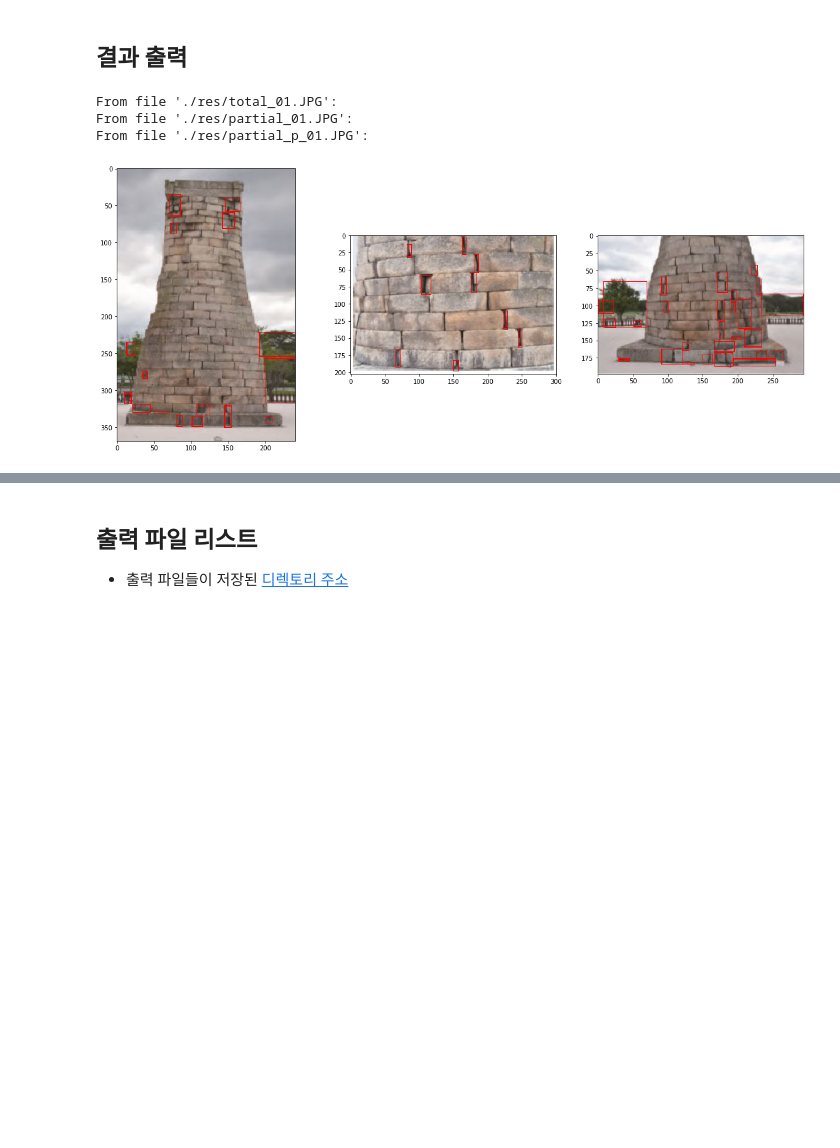
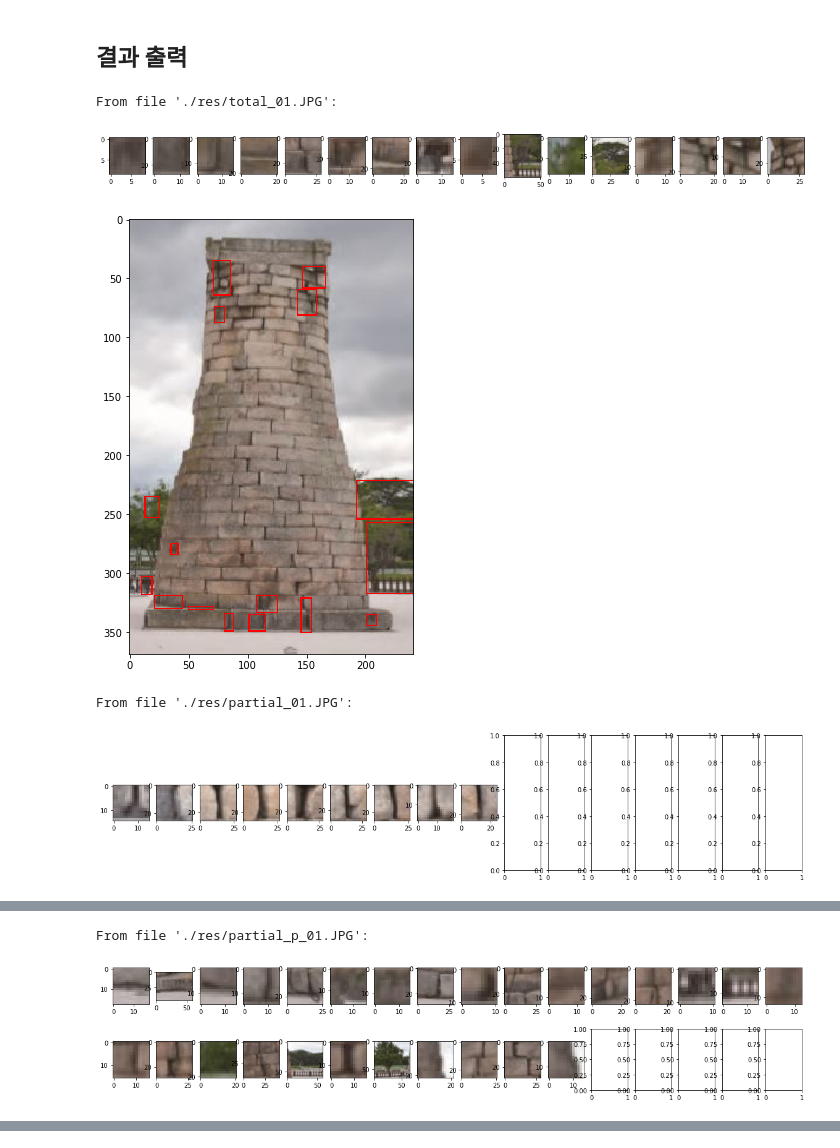
Before and after one commit to DGU-DAI-Lab/2020_Research_KDJ, a Jupyter notebook: 200604_첨성대벽돌균열+DG_AI_System/notebook.ipynb, the cells around one changed output, grey strips where cells are left out. Saved outputs shown, nothing was run; the diff lists cells and outputs as text; code cells hidden in the pictures; blank space fills up the shorter version.

```diff
--- a/200604_첨성대벽돌균열+DG_AI_System/notebook.ipynb
+++ b/200604_첨성대벽돌균열+DG_AI_System/notebook.ipynb
@@ -75,35 +75,43 @@ def findContoursFromMask(frame_color, mask, area_thresh=32):
 # %% [markdown]
 ## 결과 출력
 # %%
-filepath_list, frame_list = readFiles('./res/', opener=cv2.imread)
+file_path_list, frame_list = readFiles('./res/', opener=cv2.imread)
 
-fig, axes = plt.subplots(1, len(frame_list), figsize=(20,8))
-
-for filepath, frame_bgr, ax in zip(filepath_list, frame_list, axes):
+for file_path, frame_bgr in zip(file_path_list, frame_list):
     if (type(frame_bgr) == type(None)) : continue
 
-    print(f"From file '{filepath}':")
+    print(f"From file '{file_path}':")
 
     mask = findHoles(frame_bgr)
     frame_cut_list, box_list = findContoursFromMask(frame_bgr, mask, area_thresh=20)
     idx_list = range(len(frame_cut_list))
 
-    # Save files
-    for frame_cut, idx in zip(frame_cut_list, idx_list):
-        cv2.imwrite(f'./out/{os.path.basename(filepath)}_{idx}.png', frame_cut)
+    # Plotting
+    cells_per_line = 16
+    hor_cells = cells_per_line
+    ver_cells = 1+(len(frame_cut_list)-1)//cells_per_line
 
-    # Draw Bounding Boxes
-    for box in box_list:
+    sub_fig, sub_axes = plt.subplots(ver_cells, hor_cells, figsize=(20,4))
+
+    for frame_cut, box, idx in zip(frame_cut_list, box_list, idx_list):
+        # Save files & Draw Bounding Boxes
         x,y,w,h = box
         cv2.rectangle(frame_bgr, (x,y), (x+w,y+h), (0,0,255), 1)
 
+        cv2.imwrite(f'./out/{os.path.basename(file_path)}_{idx}.png', frame_cut)
+
+        # Plotting
+        _ax = sub_axes[idx%cells_per_line] if ver_cells == 1 else sub_axes[idx//cells_per_line][idx%cells_per_line]
+        _ax.imshow(cv2.cvtColor(frame_cut, cv2.COLOR_BGR2RGB))
+    plt.show()
+
     # Plot image with bounding boxes
-    frame_rgb = cv2.cvtColor(frame_bgr, cv2.COLOR_BGR2RGB)
-    ax.imshow(frame_rgb)
-
-plt.show()
+    fig, ax = plt.subplots(1,1, figsize=(20,8))
+    ax.imshow(cv2.cvtColor(frame_bgr, cv2.COLOR_BGR2RGB))
+    plt.show()
 # %% [output]
 From file './res/total_01.JPG':
-From file './res/partial_01.JPG':
-From file './res/partial_p_01.JPG':
-[figure, old version]
+[figure, new version]
+[figure, added]
+From file './res/partial_01.JPG':
+[figure, added]
@@ -109,0 +119,2 @@ From file './res/partial_p_01.JPG':
+From file './res/partial_p_01.JPG':
+[figure, added]
@@ -110,3 +121,0 @@ From file './res/partial_p_01.JPG':
-# %% [markdown]
-## 출력 파일 리스트
- * 출력 파일들이 저장된 [디렉토리 주소](./out/)
```
Also changed, not shown: parts of 1 cell of this notebook.
